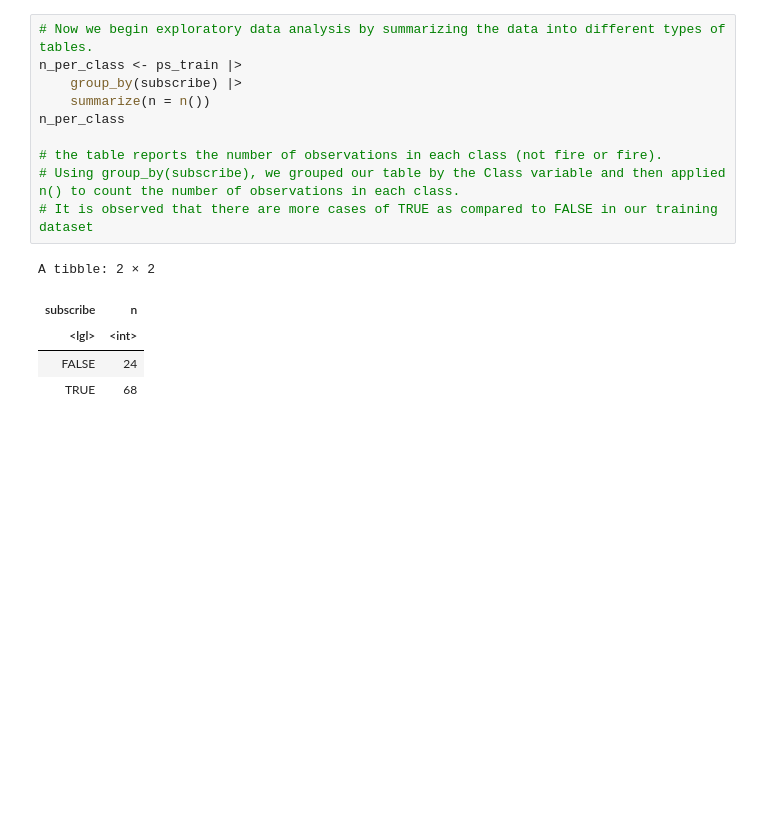
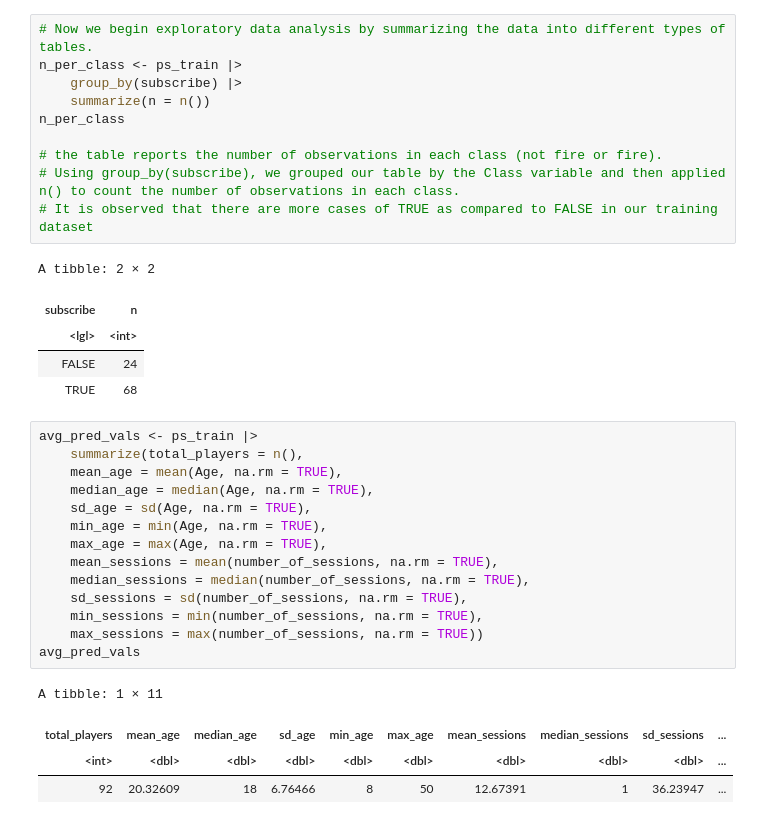
Before and after one commit to karunaj28/DSCI100-Group-Project, a Jupyter notebook: group-final.ipynb, the cells around one changed output. Saved outputs shown, nothing was run; the diff lists cells and outputs as text; blank space fills up the shorter version.

```diff
--- a/group-final.ipynb
+++ b/group-final.ipynb
@@ -178,3 +178,22 @@ A tibble: 2 × 2
 | <lgl> | <int> |
 | FALSE | 24 |
 | TRUE | 68 |
+# %%
+avg_pred_vals <- ps_train |>
+    summarize(total_players = n(),
+    mean_age = mean(Age, na.rm = TRUE),
+    median_age = median(Age, na.rm = TRUE),
+    sd_age = sd(Age, na.rm = TRUE),
+    min_age = min(Age, na.rm = TRUE),
+    max_age = max(Age, na.rm = TRUE),
+    mean_sessions = mean(number_of_sessions, na.rm = TRUE),
+    median_sessions = median(number_of_sessions, na.rm = TRUE),
+    sd_sessions = sd(number_of_sessions, na.rm = TRUE),
+    min_sessions = min(number_of_sessions, na.rm = TRUE),
+    max_sessions = max(number_of_sessions, na.rm = TRUE))
+avg_pred_vals
+# %% [output]
+A tibble: 1 × 11
+| total_players | mean_age | median_age | sd_age | min_age | max_age | mean_sessions | median_sessions | sd_sessions | ... |
+| <int> | <dbl> | <dbl> | <dbl> | <dbl> | <dbl> | <dbl> | <dbl> | <dbl> | ... |
+| 92 | 20.32609 | 18 | 6.76466 | 8 | 50 | 12.67391 | 1 | 36.23947 | ... |
```
